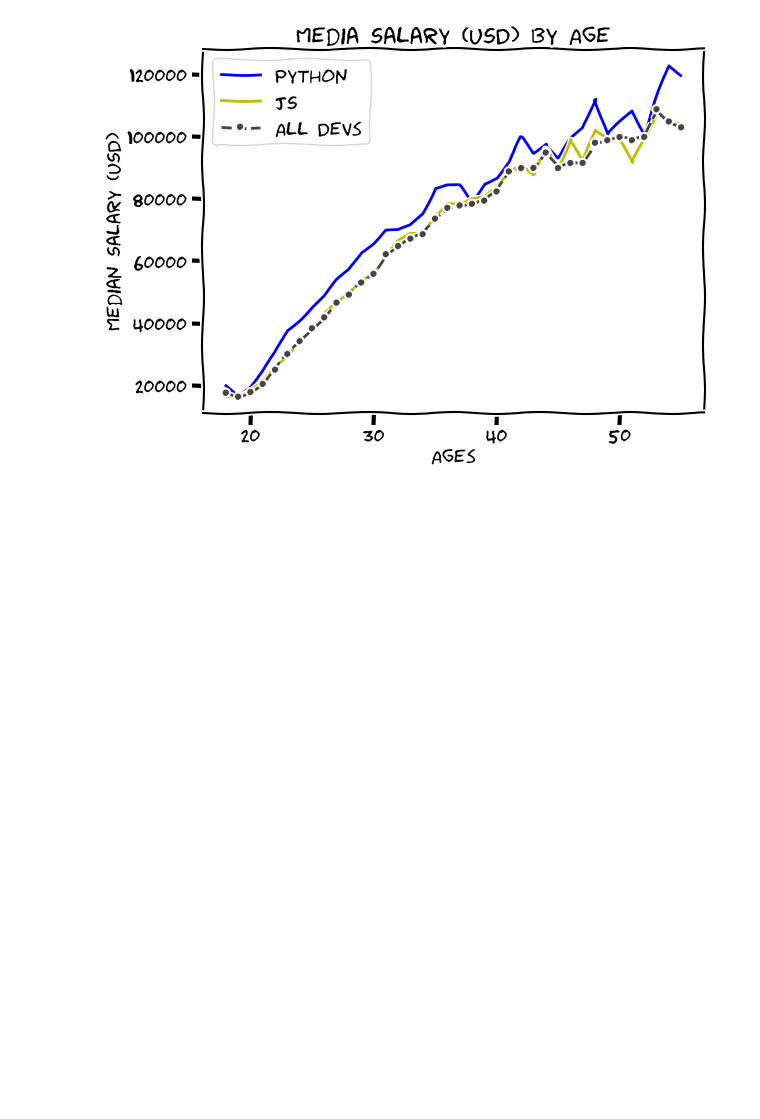
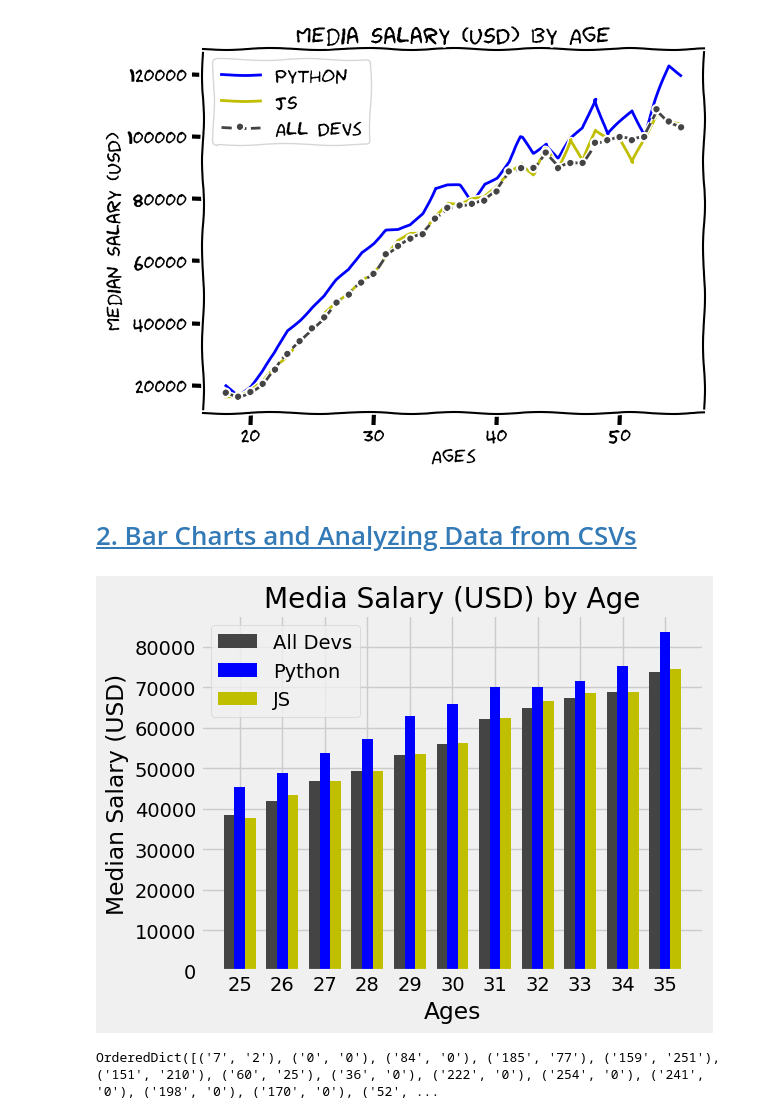
Before and after one commit to davidzheng66/python3, a Jupyter notebook: matplotlib/matplot.ipynb, the cells around one changed output. Drawn from its saved outputs; the diff is of its cells as text; code cells hidden in the pictures; blank space fills up the shorter version.

Commit message:
Add bar charts and analyzing data from CSVs

```diff
--- a/matplotlib/matplot.ipynb
+++ b/matplotlib/matplot.ipynb
@@ -88,3 +88,41 @@ plt.tight_layout()
 plt.show()
 # %% [output]
 [figure]
+# %% [markdown]
+# [2. Bar Charts and Analyzing Data from CSVs](https://www.youtube.com/watch?v=nKxLfUrkLE8&list=PL-osiE80TeTt2d9bfVyTiXJA-UTHn6WwU&index=113)
+# %%
+import numpy as np
+from matplotlib import pyplot as plt
+import matplotlib as mpl
+plt.style.use('fivethirtyeight')
+# mpl.rcParams.update(mpl.rcParamsDefault)
+# %%
+ages_x = [25, 26, 27, 28, 29, 30, 31, 32, 33, 34, 35]
+
+x_indexes = np.arange(len(ages_x))
+width = 0.25
+
+dev_y = [38496, 42000, 46752, 49320, 53200,
+         56000, 62316, 64928, 67317, 68748, 73752]
+plt.bar(x_indexes - width, dev_y, width=width, color='#444444', label='All Devs')
+
+py_dev_y = [45372, 48876, 53850, 57287, 63016,
+           65998, 70003, 70000, 71496, 75370, 83640]
+plt.bar(x_indexes, py_dev_y, width=width, color='b', label='Python')
+
+js_dev_y = [37810, 43515, 46823, 49293, 53437,
+            56373, 62375, 66674, 68745, 68746, 74583]
+plt.bar(x_indexes + width, js_dev_y, width=width, color='y', label='JS')
+
+plt.legend()
+
+plt.xticks(ticks=x_indexes, labels=ages_x)
+
+plt.title('Media Salary (USD) by Age')
+plt.xlabel('Ages')
+plt.ylabel('Median Salary (USD)')
+
+plt.tight_layout()
+plt.show()
+# %% [output]
+[figure, added]
@@ -90,0 +135,31 @@ plt.show()
+# %%
+
+# import urllib.request as request
+# import csv
+# r = request.urlopen('https://raw.githubusercontent.com/davidzheng66/python3/master/matplotlib/data1.csv').read().decode('utf8').split("\n")
+# reader = csv.reader(r)
+# row = next(reader)
+# print(reader)
+
+
+
+
+# with open('https://raw.githubusercontent.com/davidzheng66/python3/master/matplotlib/data1.csv') as csv_file:
+with open('sample_data/mnist_test.csv') as csv_file:
+  csv_reader = csv.DictReader(csv_file)
+  row = next(csv_reader)
+  print(row)
+
+data = pd.read_csv('https://raw.githubusercontent.com/davidzheng66/python3/master/matplotlib/data1.csv')
+# data = pd.read_csv('https://raw.githubusercontent.com/CoreyMSchafer/code_snippets/master/Python/Matplotlib/02-BarCharts/data.csv')
+
+# plt.legend()
+
+# plt.title('Media Salary (USD) by Age')
+# plt.xlabel('Ages')
+# plt.ylabel('Median Salary (USD)')
+
+# plt.tight_layout()
+# plt.show()
+# %% [output]
+OrderedDict([('7', '2'), ('0', '0'), ('84', '0'), ('185', '77'), ('159', '251'), ('151', '210'), ('60', '25'), ('36', '0'), ('222', '0'), ('254', '0'), ('241', '0'), ('198', '0'), ('170', '0'), ('52', ...
```
Also changed, not shown: parts of 1 cell of this notebook.
